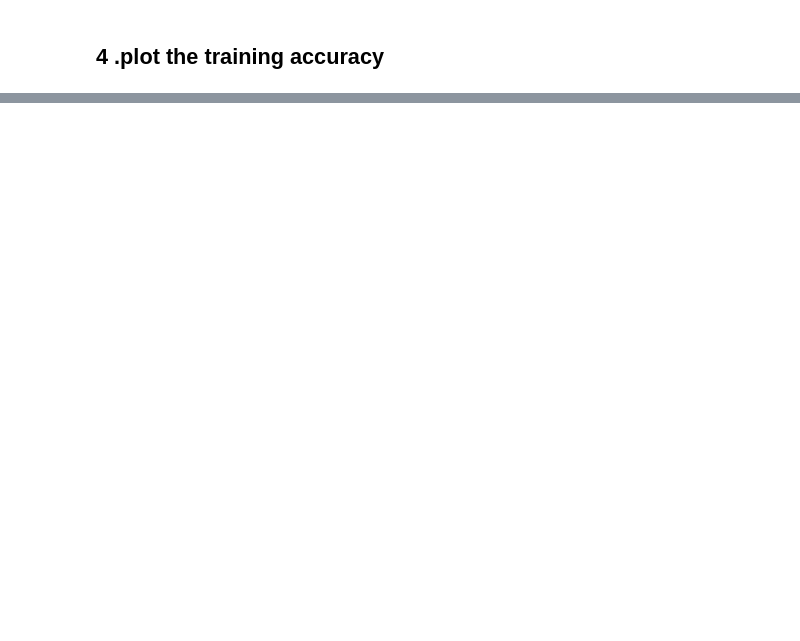
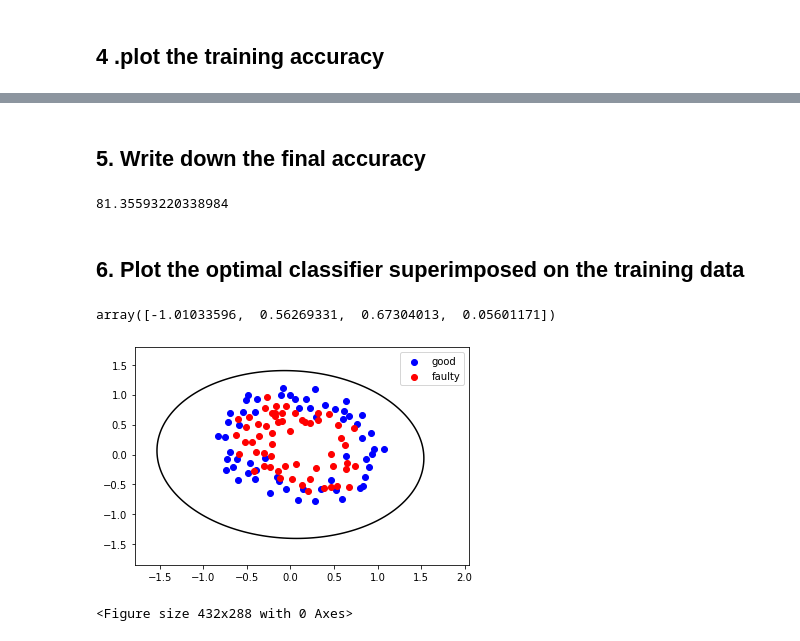
Before and after one commit to cheonginho/Machine-Learing, a Jupyter notebook: ML-assignment06.ipynb, the cells around one changed output, grey strips where cells are left out. Saved outputs shown, nothing was run; the diff lists cells and outputs as text; code cells hidden in the pictures; blank space fills up the shorter version.

```diff
--- a/ML-assignment06.ipynb
+++ b/ML-assignment06.ipynb
@@ -59,9 +111,0 @@ array([[ 1.        , -0.00710129,  0.99791805],
-# %%
-degree = 3
-alpha = 0.001
-iteration = 1000
-m = label.size
-#theta 랜덤 생성
-np.random.seed(777)
-theta = [-1,1,1,0]
-theta
@@ -141,0 +127,23 @@ plt.plot(correct_history,c='r')
+# %% [markdown]
+## 5. Write down the final accuracy
+# %%
+print(correct_history[-1])
+# %% [output]
+81.35593220338984
+# %% [markdown]
+## 6. Plot the optimal classifier superimposed on the training data
+# %%
+theta_history[-1]
+# %% [output]
+array([-1.01033596,  0.56269331,  0.67304013,  0.05601171])
+# %%
+fig, axes = pp.subplots();
+plt.figure()
+axes.scatter(pointX0, pointY0, c='b')
+axes.scatter(pointX1, pointY1, c='r')
+# axes.gca().set_aspect('equal', adjustable='box')
+plotDecisionBoundary(pointX,pointY,theta_history, degree, axes)
+plt.show()
+# %% [output]
+[figure, added]
+<Figure size 432x288 with 0 Axes>
```
Also changed, not shown: parts of 12 cells of this notebook.
